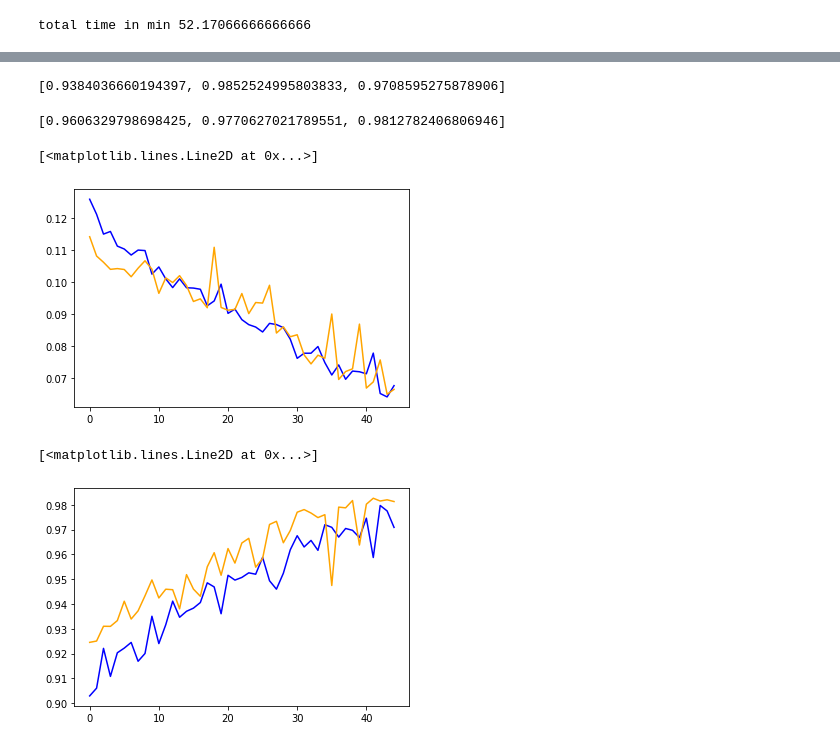
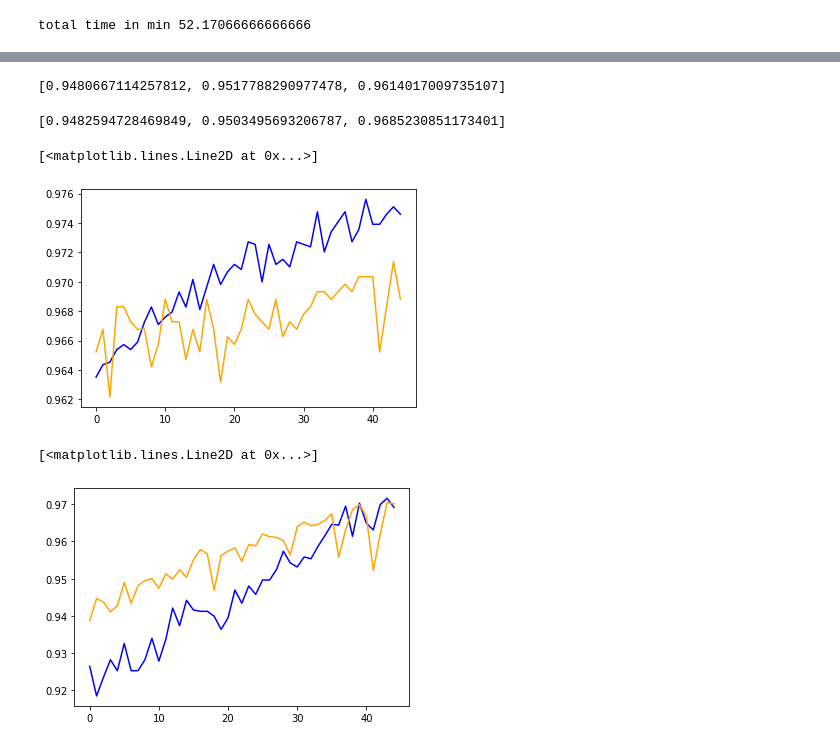
Before and after one commit to Vishwajit-hegde/Driver-Performance-Analysis, a Jupyter notebook: Final_Model.ipynb, the cells around one changed output, grey strips where cells are left out. Saved outputs shown, nothing was run; the diff lists cells and outputs as text; code cells hidden in the pictures.

```diff
--- a/Final_Model.ipynb
+++ b/Final_Model.ipynb
@@ -124,7 +130,7 @@ def train_dataset(series,window_size, batch_size):
     #ds = ds.batch(batch_size).prefetch(1)
     return ds
 # %%
-train= train_dataset(dftrain[['X_acc','Y_acc','Z_acc','X_gyr','Y_gyr','Z_gyr','label']].values,100,128)
+train= train_dataset(dftrain[['X_acc','Y_acc','X_gyr','Y_gyr','Z_gyr','label']].values,100,128)
 # %%
 X=[]
 y=[]
@@ -231,11 +217,13 @@ sss = StratifiedShuffleSplit(n_splits=3, test_size=0.25, random_state=47)
 for train_index, test_index in sss.split(X, y):
   X_train, X_test = X[train_index], X[test_index]
   y_train, y_test = y[train_index], y[test_index]
-  model = create_model(6)
-  history = model.fit(X_train, y_train,batch_size =64,  epochs =50, validation_data=(X_test, y_test),verbose = 10,validation_batch_size=64,callbacks =[tf.keras.callbacks.EarlyStopping(monitor='val_loss', patience=7)])
-  if history.history['accuracy']> 0.95 and history.history['val_accuracy'] >0.95:
+  model = create_model(5)
+  history = model.fit(X_train, y_train,batch_size =64,  epochs =100, validation_data=(X_test, y_test),verbose = 0,validation_batch_size=64,callbacks =[tf.keras.callbacks.EarlyStopping(monitor='val_loss', patience=7)])
+  if history.history['accuracy'][-7]> 0.95 and history.history['val_accuracy'][-7] >0.95:
     print('The model is better than a simple constant model for sure:')
     auc.append(history.history['auc'][-7])
     val_auc.append(history.history['val_auc'][-7])
+  else:
+    print('This prediction is garbage')
 # %% [output]
 Epoch 1/50
@@ -258,20 +246,20 @@ Epoch 50/50
 # %%
 auc
 # %% [output]
-[0.9384036660194397, 0.9852524995803833, 0.9708595275878906]
+[0.9480667114257812, 0.9517788290977478, 0.9614017009735107]
 # %%
 val_auc
 # %% [output]
-[0.9606329798698425, 0.9770627021789551, 0.9812782406806946]
+[0.9482594728469849, 0.9503495693206787, 0.9685230851173401]
 # %%
-plt.plot(history.history['loss'][5:], color ='blue')
-plt.plot(history.history['val_loss'][5:], color ='orange')
+plt.plot(history.history['accuracy'][5:], color ='blue')
+plt.plot(history.history['val_accuracy'][5:], color ='orange')
 # %% [output]
 [<matplotlib.lines.Line2D at 0x...>]
-[figure, old version]
+[figure, new version]
 # %%
 plt.plot(history.history['auc'][5:], color ='blue')
 plt.plot(history.history['val_auc'][5:], color ='orange')
 # %% [output]
 [<matplotlib.lines.Line2D at 0x...>]
-[figure, old version]
+[figure, new version]
```
Also changed, not shown: parts of 11 cells of this notebook.
